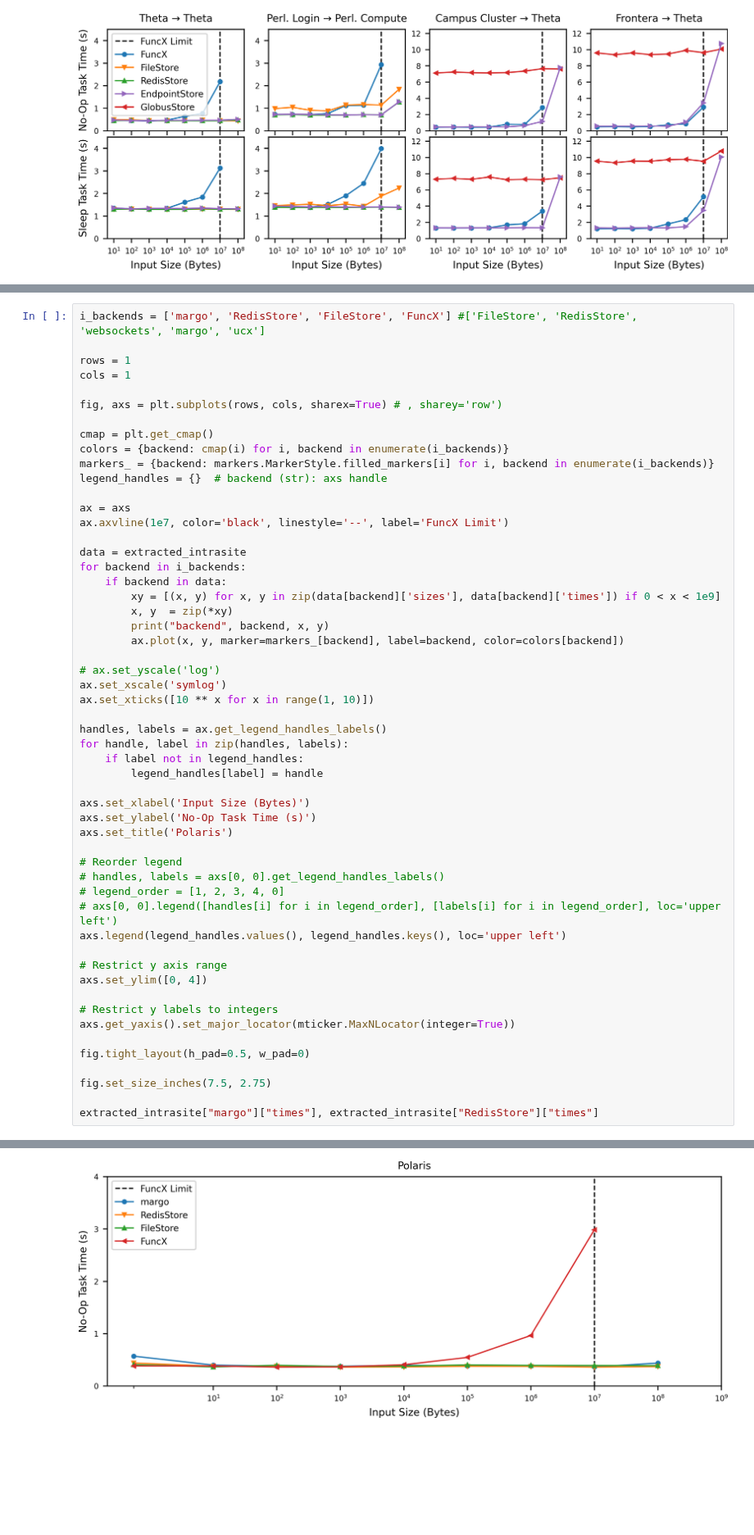
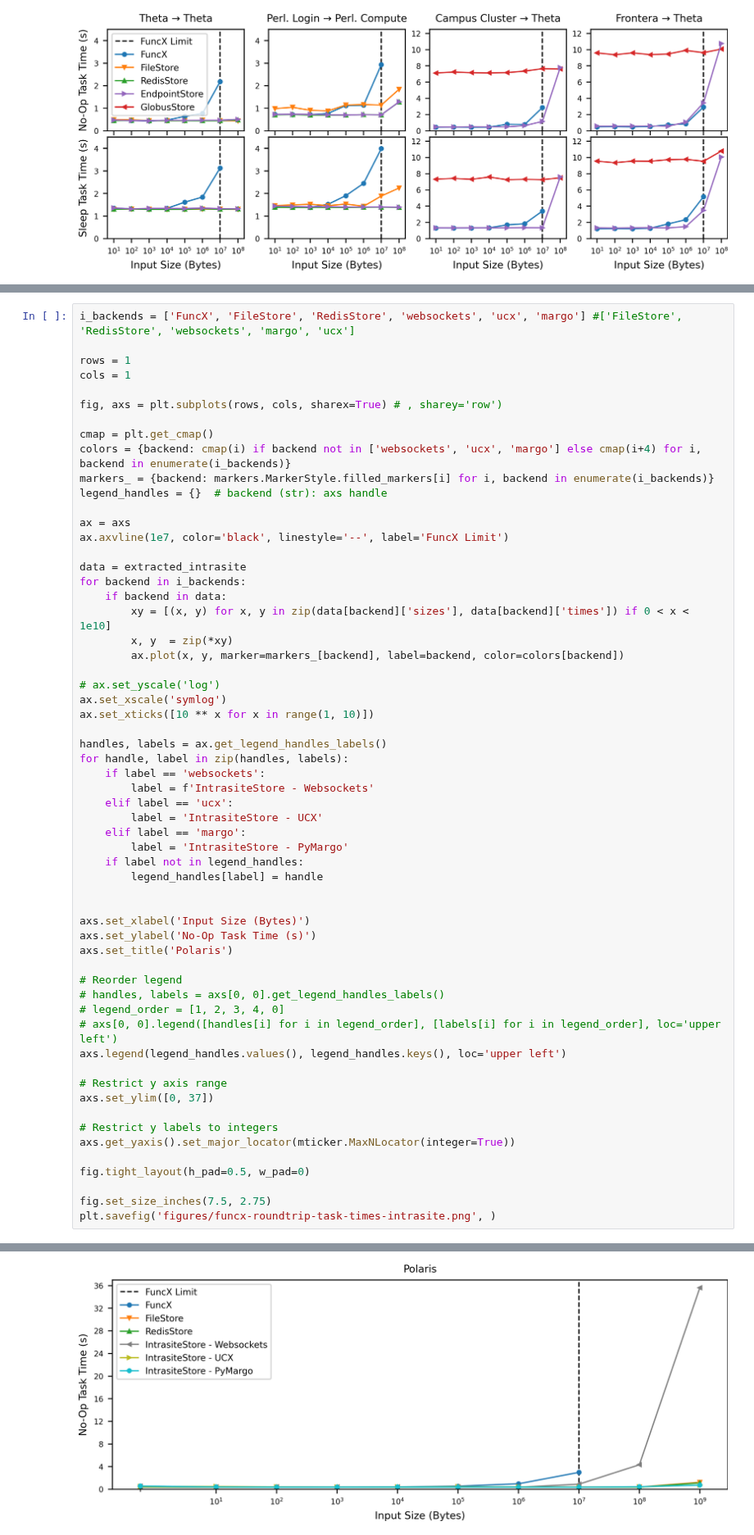
Before and after one commit to proxystore/sc23-evaluation, a Jupyter notebook: 4-funcx-roundtrip-execution-time-intrasite.ipynb, the cells around one changed output, grey strips where cells are left out. Shown at 82% size. Drawn from its saved outputs; the diff is of its cells as text; blank space fills up the shorter version.

```diff
--- a/4-funcx-roundtrip-execution-time-intrasite.ipynb
+++ b/4-funcx-roundtrip-execution-time-intrasite.ipynb
@@ -274,5 +254,5 @@ intrasite_polaris_noop_data.groupby(["proxystore_backend", "input_size_bytes"]).
 # %%
-i_backends = ['margo', 'RedisStore', 'FileStore', 'FuncX'] #['FileStore', 'RedisStore', 'websockets', 'margo', 'ucx']
+i_backends = ['FuncX', 'FileStore', 'RedisStore', 'websockets', 'ucx', 'margo'] #['FileStore', 'RedisStore', 'websockets', 'margo', 'ucx']
 
 rows = 1
 cols = 1
@@ -280,7 +260,7 @@ cols = 1
 fig, axs = plt.subplots(rows, cols, sharex=True) # , sharey='row')
 
 cmap = plt.get_cmap()
-colors = {backend: cmap(i) for i, backend in enumerate(i_backends)}
+colors = {backend: cmap(i) if backend not in ['websockets', 'ucx', 'margo'] else cmap(i+4) for i, backend in enumerate(i_backends)}
 markers_ = {backend: markers.MarkerStyle.filled_markers[i] for i, backend in enumerate(i_backends)}
 legend_handles = {}  # backend (str): axs handle
 
@@ -290,9 +270,8 @@ ax.axvline(1e7, color='black', linestyle='--', label='FuncX Limit')
 data = extracted_intrasite
 for backend in i_backends:
     if backend in data:
-        xy = [(x, y) for x, y in zip(data[backend]['sizes'], data[backend]['times']) if 0 < x < 1e9]
+        xy = [(x, y) for x, y in zip(data[backend]['sizes'], data[backend]['times']) if 0 < x < 1e10]
         x, y  = zip(*xy)
-        print("backend", backend, x, y)
         ax.plot(x, y, marker=markers_[backend], label=backend, color=colors[backend])
 
 # ax.set_yscale('log')
@@ -301,8 +280,15 @@ ax.set_xticks([10 ** x for x in range(1, 10)])
 
 handles, labels = ax.get_legend_handles_labels()
 for handle, label in zip(handles, labels):
+    if label == 'websockets':
+        label = f'IntrasiteStore - Websockets'
+    elif label == 'ucx':
+        label = 'IntrasiteStore - UCX'
+    elif label == 'margo':
+        label = 'IntrasiteStore - PyMargo'
     if label not in legend_handles:
         legend_handles[label] = handle
+
 
 axs.set_xlabel('Input Size (Bytes)')
 axs.set_ylabel('No-Op Task Time (s)')
@@ -315,7 +301,7 @@ axs.set_title('Polaris')
 axs.legend(legend_handles.values(), legend_handles.keys(), loc='upper left')
 
 # Restrict y axis range
-axs.set_ylim([0, 4])
+axs.set_ylim([0, 37])
 
 # Restrict y labels to integers
 axs.get_yaxis().set_major_locator(mticker.MaxNLocator(integer=True))
@@ -323,6 +309,5 @@ axs.get_yaxis().set_major_locator(mticker.MaxNLocator(integer=True))
 fig.tight_layout(h_pad=0.5, w_pad=0)
 
 fig.set_size_inches(7.5, 2.75)
-
-extracted_intrasite["margo"]["times"], extracted_intrasite["RedisStore"]["times"]
+plt.savefig('figures/funcx-roundtrip-task-times-intrasite.png', )
 # %% [output]
@@ -349 +314 @@ extracted_intrasite["margo"]["times"], extracted_intrasite["RedisStore"]["times"
-[figure, old version]
+[figure, new version]
```
Also changed, not shown: parts of 3 cells of this notebook.
